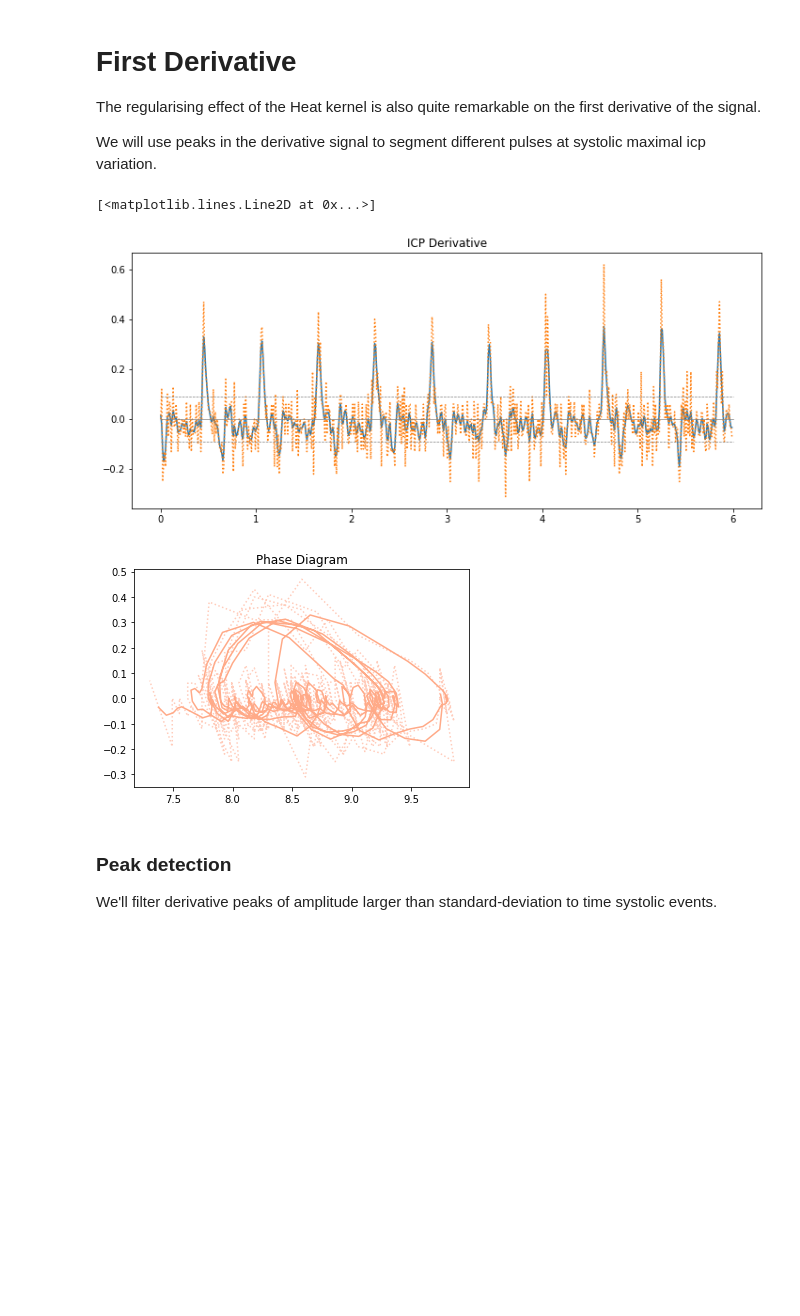
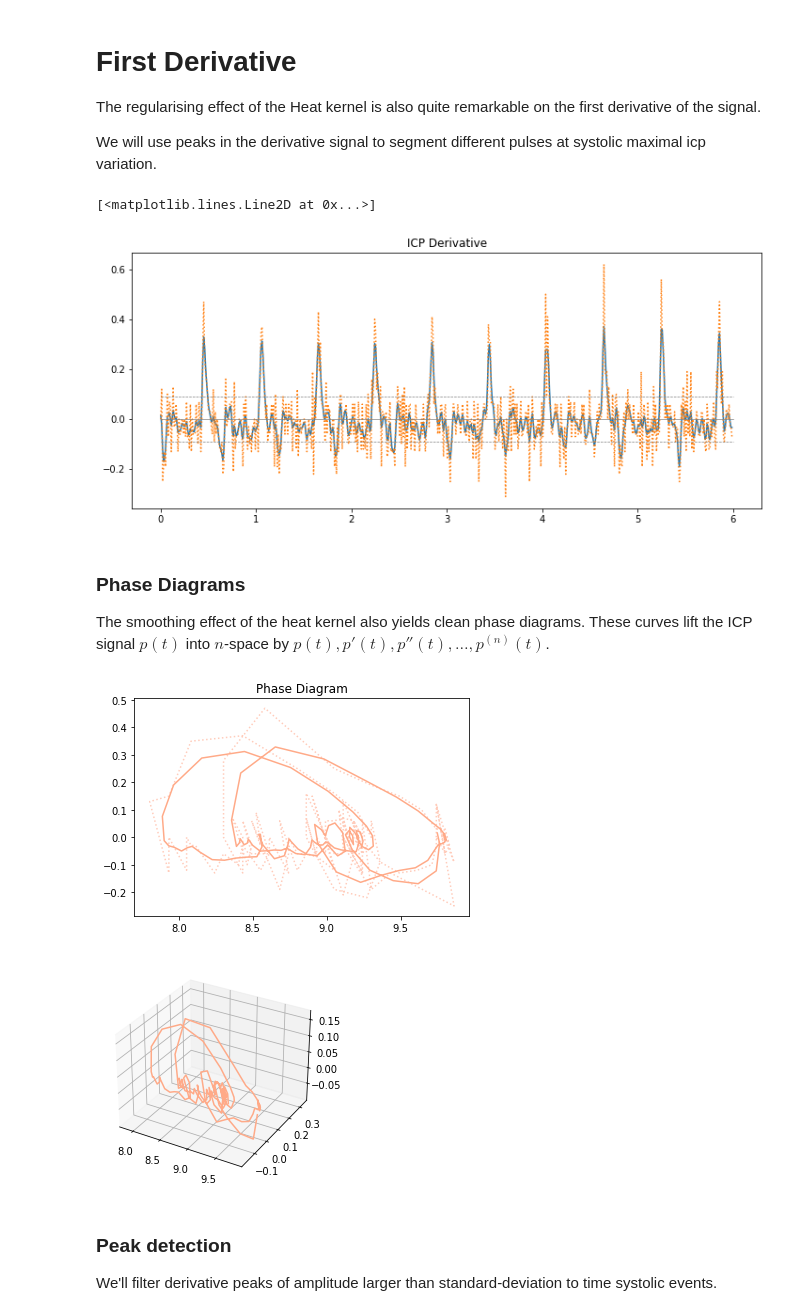
Before and after one commit to opeltre/revert, a Jupyter notebook: notebooks/icp.ipynb, the cells around one changed output. Saved outputs shown, nothing was run; the diff lists cells and outputs as text; code cells hidden in the pictures; blank space fills up the shorter version.

```diff
--- a/notebooks/icp.ipynb
+++ b/notebooks/icp.ipynb
@@ -121,17 +121,29 @@ plt.plot(t, torch.zeros(t.shape), color="grey", linewidth=0.7)
 sigma = torch.sqrt(torch.var(dp))
 plt.plot((t[0], t[-1]), (sigma, sigma), color='grey', linestyle="dashed", lw=0.7)
 plt.plot((t[0], t[-1]), (-sigma, -sigma), color='grey', linestyle="dashed", lw=0.7)
-
-"""Phase Diagram"""
-plt.figure(figsize=(6, 4))
-N = 400
-plt.title("Phase Diagram")
-plt.plot(icp[:N], torch.diff(icp)[:N], color="#fcb", linestyle="dotted")
-plt.plot(icp_f[:N], torch.diff(icp_f)[:N], color="#fa8")
 # %% [output]
 [<matplotlib.lines.Line2D at 0x...>]
 [figure]
-[figure, removed]
+# %% [markdown]
+### Phase Diagrams
+
+The smoothing effect of the heat kernel also yields clean phase diagrams.
+These curves lift the ICP signal $p(t)$ into $n$-space by $p(t), p'(t), p''(t), \dots, p^{(n)}(t)$.
+# %%
+"""Phase Diagram 2D"""
+plt.figure(figsize=(6, 4))
+N = 120
+plt.title("Phase Diagram")
+plt.plot(icp[:N], torch.diff(icp)[:N], color="#fcb", linestyle="dotted")
+plt.plot(icp_f[:N], torch.diff(icp_f)[:N], color="#fa8")
+
+"""Phase Diagram 3D"""
+import plot
+plot.jet3(icp_f[:N], color="#fa8")
+plot.show()
+# %% [output]
+[figure, added]
+[figure, added]
 # %% [markdown]
 ### Peak detection
 
```
Also changed, not shown: parts of 9 cells of this notebook, 2 other files.
